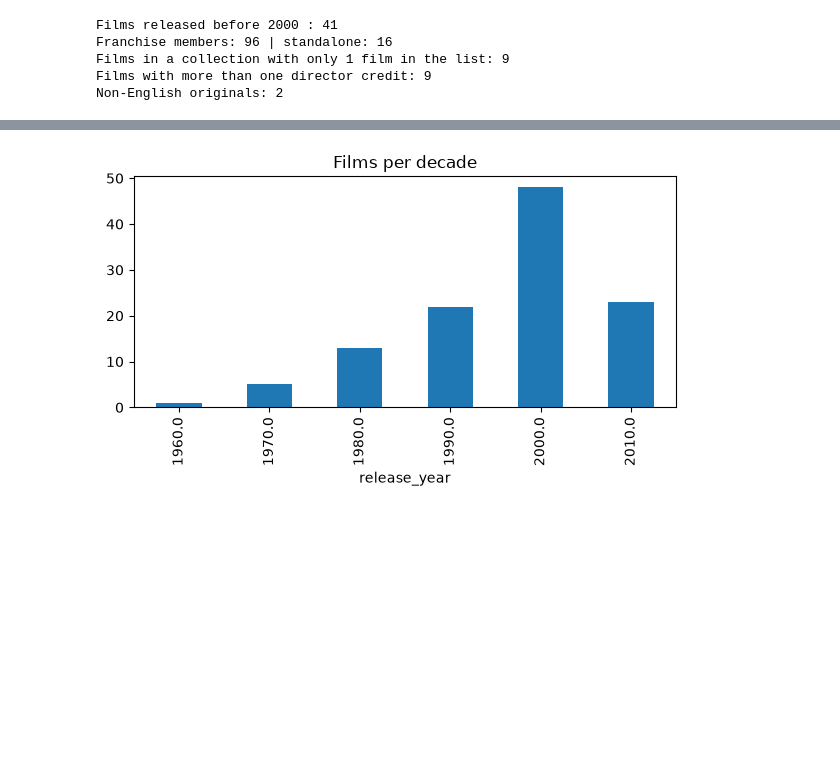
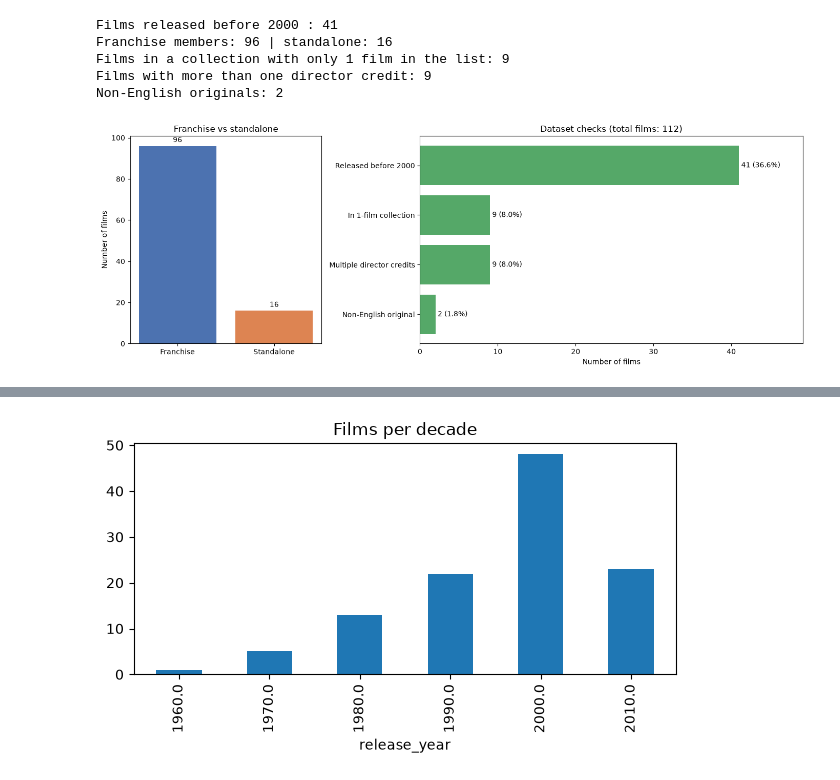
Before and after one commit to JDB-amalitech/StreamVault-Analysis, a Jupyter notebook: Data_profiling/profile_data.ipynb, the cells around one changed output, grey strips where cells are left out. Saved outputs shown, nothing was run; the diff lists cells and outputs as text; code cells hidden in the pictures; blank space fills up the shorter version.

```diff
--- a/Data_profiling/profile_data.ipynb
+++ b/Data_profiling/profile_data.ipynb
@@ -219,6 +300,49 @@ Franchise members: 96 | standalone: 16
 Films in a collection with only 1 film in the list: 9
 Films with more than one director credit: 9
 Non-English originals: 2
+# %%
+import matplotlib.pyplot as plt
+
+# --- compute the same counts as your print statements ---
+n_total        = len(movies_df)
+n_pre_cutoff   = int((movies_df["release_year"] < cfg.CUTOFF_YEAR).sum())
+n_franchise    = int(movies_df["is_franchise_member"].sum())
+n_standalone   = int((~movies_df["is_franchise_member"]).sum())
+n_single_coll  = int((coll_size == 1).sum())
+n_multi_dir    = int((dirs_per_film > 1).sum())
+n_non_english  = int((movies_df["original_language"] != "en").sum())
+
+fig, axes = plt.subplots(1, 2, figsize=(14, 5), gridspec_kw={"width_ratios": [1, 2]})
+
+# Left: franchise vs standalone
+ax = axes[0]
+bars = ax.bar(["Franchise", "Standalone"], [n_franchise, n_standalone],
+              color=["#4C72B0", "#DD8452"])
+ax.set_title("Franchise vs standalone")
+ax.set_ylabel("Number of films")
+ax.bar_label(bars, fmt="%d", padding=3)
+
+# Right: data-quality / composition checks
+labels = [
+    f"Released before {cfg.CUTOFF_YEAR}",
+    "In 1-film collection",
+    "Multiple director credits",
+    "Non-English original",
+]
+values = [n_pre_cutoff, n_single_coll, n_multi_dir, n_non_english]
+
+ax = axes[1]
+bars = ax.barh(labels, values, color="#55A868")
+ax.set_title(f"Dataset checks (total films: {n_total:,})")
+ax.set_xlabel("Number of films")
+ax.invert_yaxis()
+ax.bar_label(bars, labels=[f"{v:,} ({v / n_total:.1%})" for v in values], padding=3)
+ax.set_xlim(0, max(values) * 1.2)
+
+plt.tight_layout()
+plt.show()
+# %% [output]
+[figure, added]
 # %%
 # Where the input rows went
 ledger["status"].value_counts().rename("rows").to_frame() if ledger is not None else "No ledger found - run extract.py first"
```
Also changed, not shown: parts of 4 cells of this notebook, 4 other files.
